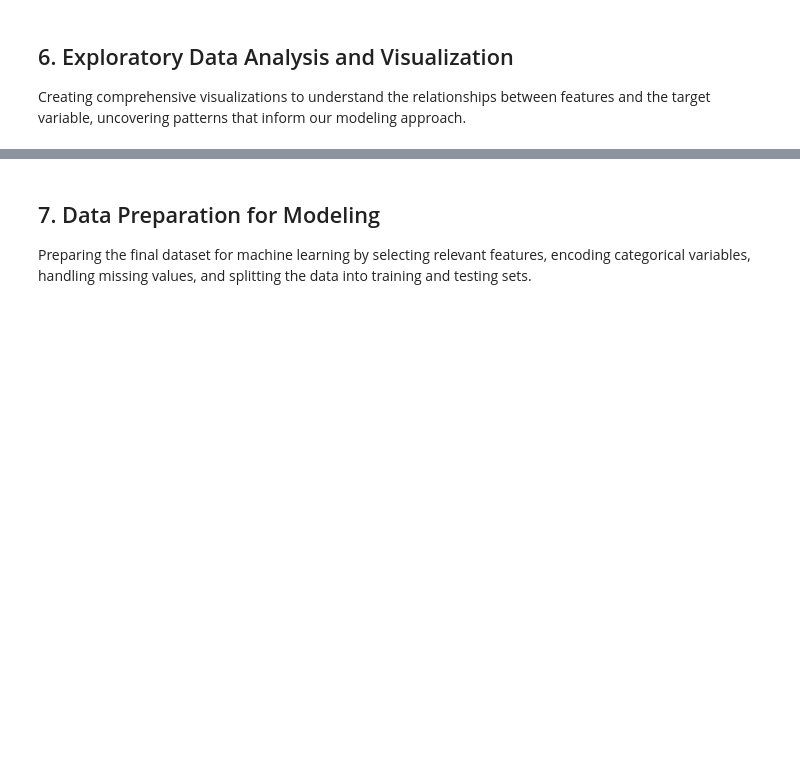
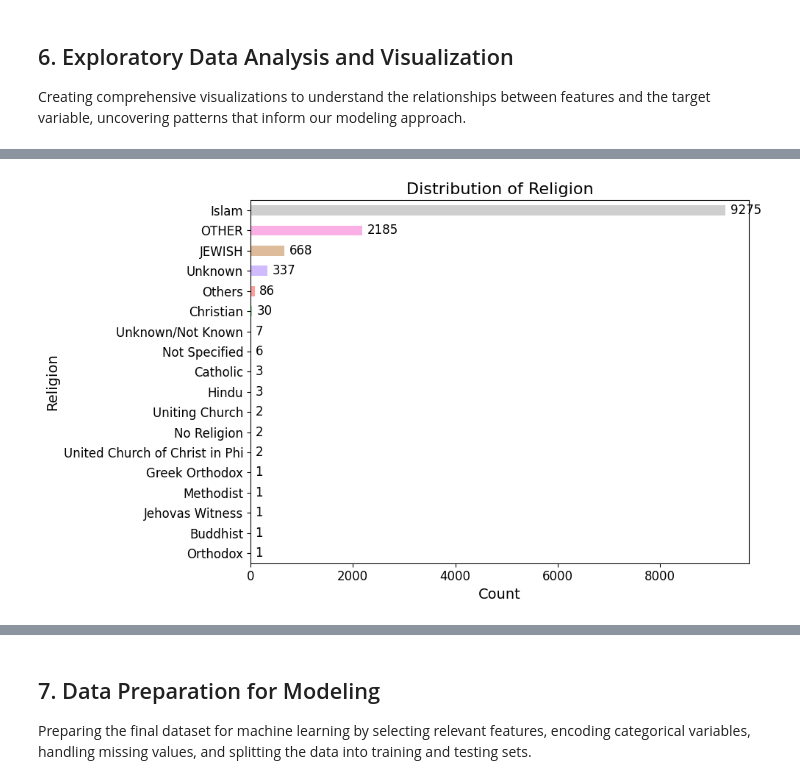
Before and after one commit to SherifRizk/Predicting-Chronic-Incidence-in-Diabetes-Patients, a Jupyter notebook: Diabetes_Complications_Prediction_Analysis_TEST.ipynb, the cells around one changed output, grey strips where cells are left out. Cells and saved outputs as stored; diff of their text form; code cells hidden in the pictures; blank space fills up the shorter version.

```diff
--- a/Diabetes_Complications_Prediction_Analysis_TEST.ipynb
+++ b/Diabetes_Complications_Prediction_Analysis_TEST.ipynb
@@ -731,0 +923,23 @@ EXPLORATORY DATA ANALYSIS AND VISUALIZATION
+# %%
+# Assuming your data is in a DataFrame called df and the column is 'Religion'
+religion_counts =  df_clean['Religion'].value_counts().sort_values(ascending=True)
+
+# df['Religion'].value_counts().sort_values(ascending=True)
+
+plt.figure(figsize=(10, 6))
+colors = sns.color_palette('pastel', len(religion_counts))
+ax = religion_counts.plot(kind='barh', color=colors)
+plt.title('Distribution of Religion', fontsize=16)
+plt.xlabel('Count', fontsize=14)
+plt.ylabel('Religion', fontsize=14)
+plt.xticks(fontsize=12)
+plt.yticks(fontsize=12)
+
+# Add value labels to each bar
+for i, v in enumerate(religion_counts.values):
+    ax.text(v + max(religion_counts.values)*0.01, i, str(v), color='black', va='center', fontsize=12)
+
+plt.tight_layout()
+plt.show()
+# %% [output]
+[figure, added]
```
Also changed, not shown: parts of 22 cells of this notebook, 22 other files.
